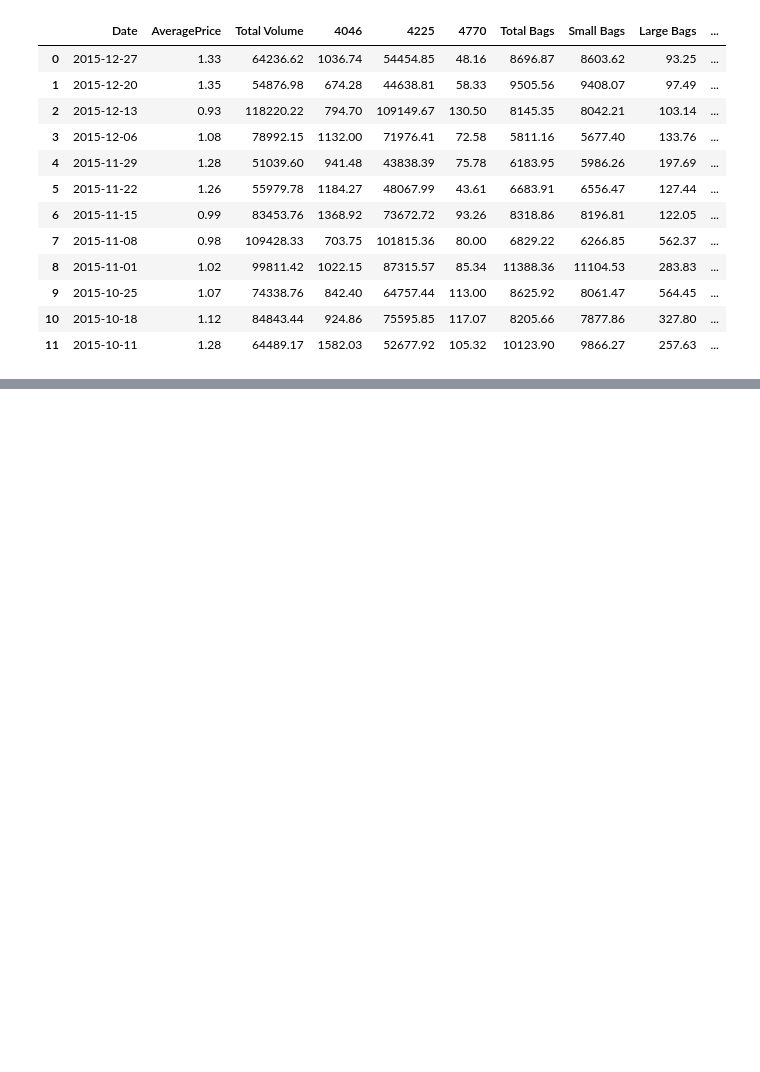
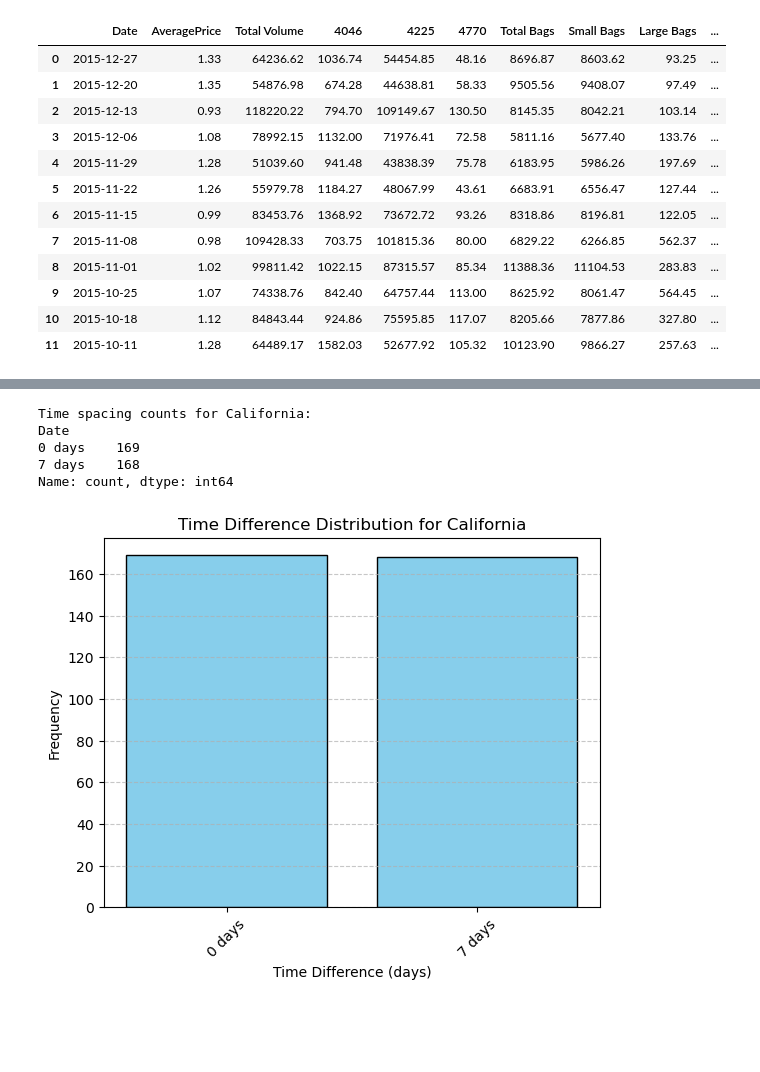
Before and after one commit to chloezandberg/cpsc330hw8, a Jupyter notebook: hw8.ipynb, the cells around one changed output, grey strips where cells are left out. Drawn from its saved outputs; the diff is of its cells as text; code cells hidden in the pictures; blank space fills up the shorter version.

```diff
--- a/hw8.ipynb
+++ b/hw8.ipynb
@@ -165,3 +218,12 @@ df[:12]
+# %%
+plot_time_spacing_distribution(df, region='California')
+# %% [output]
+Time spacing counts for California:
+Date
+0 days    169
+7 days    168
+Name: count, dtype: int64
+[figure, added]
 # %% [markdown]
 <!-- END QUESTION -->
 
```
Also changed, not shown: parts of 15 cells of this notebook.
